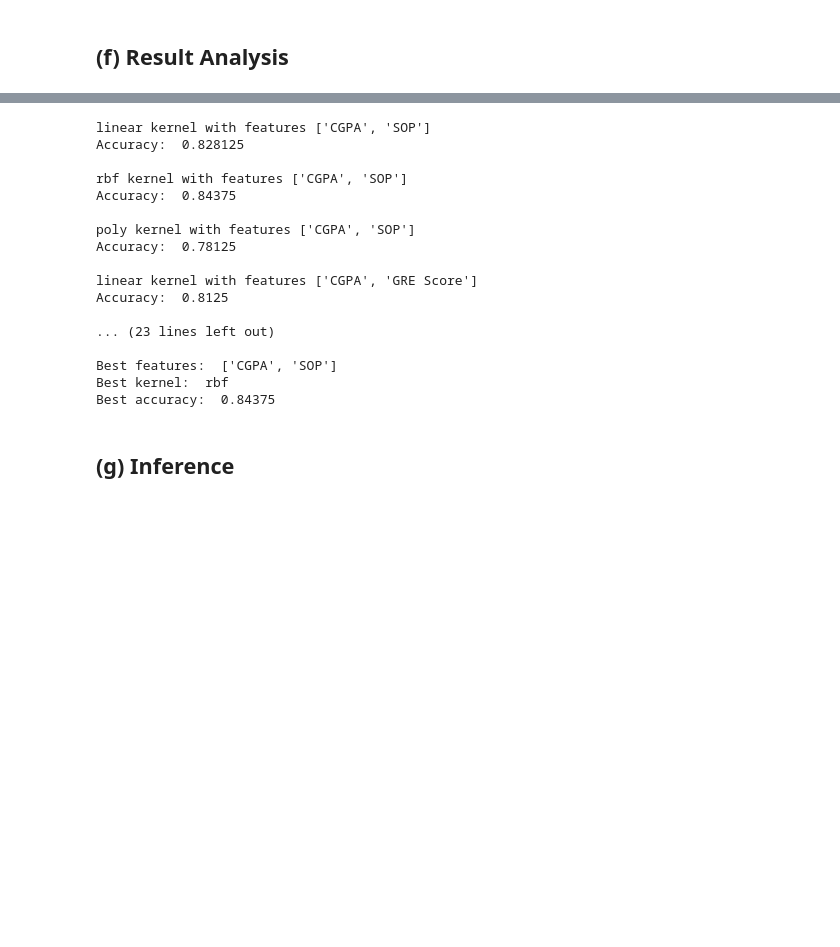
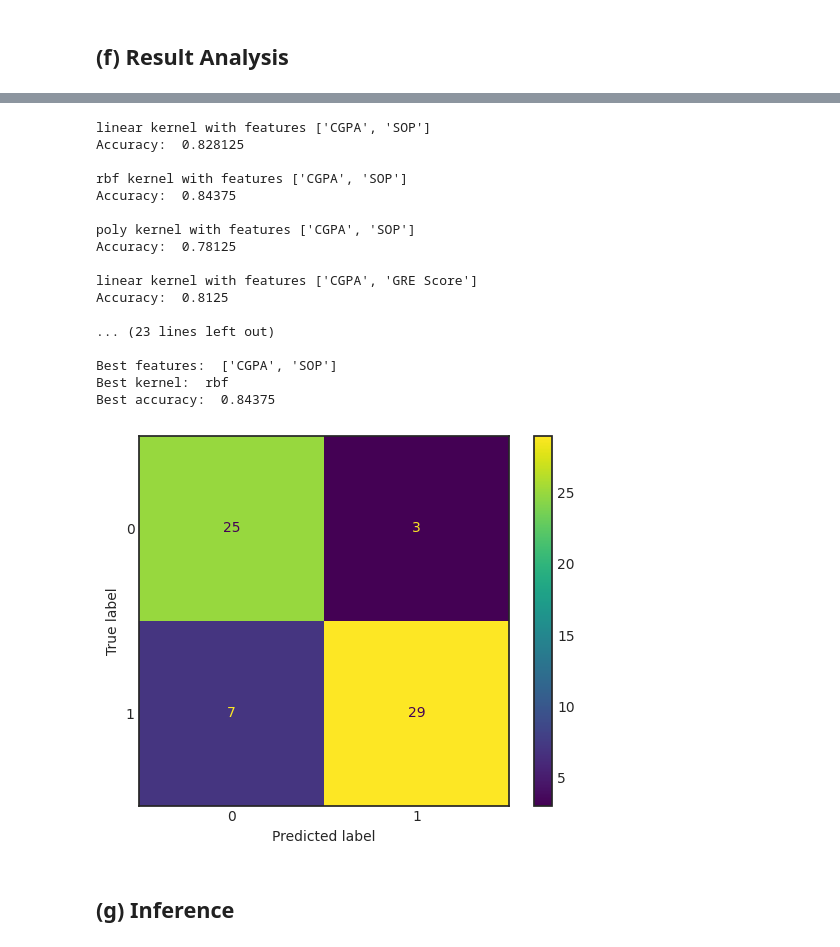
Before and after one commit to PS-41/Machine-Learning-Assignment3-SVM, a Jupyter notebook: solution/Prakhar_Suryavansh_HW2.ipynb, the cells around one changed output, grey strips where cells are left out. Saved outputs shown, nothing was run; the diff lists cells and outputs as text; code cells hidden in the pictures; blank space fills up the shorter version.

```diff
--- a/solution/Prakhar_Suryavansh_HW2.ipynb
+++ b/solution/Prakhar_Suryavansh_HW2.ipynb
@@ -297,23 +291,3 @@ def plot_svc(svc, X, y, features, h=0.02, pad=0.25):
     plt.legend(handles, labels, title="Classes", loc='upper left')
 
     plt.show()
-# %%
-for features in feature_combinations:
-    X_train, X_test, y_train, y_test = split_data(data_train, features, 'binary_label')
-    X_train = normalize_features(X_train)
-    X_test = normalize_features(X_test)
-
-    for model, model_name in zip([model_linear, model_rbf, model_poly], ['Linear', 'RBF', 'Polynomial']):
-        model.fit(X_train, y_train)
-        print(f"{model_name} Kernel with features {features}")
-        print('Number of support vectors:', model.support_.size)
-        plot_svc(model, X_train, y_train, features)
-
-
-
-# for (model_name, features), model in trained_models.items():
-#     X_train, y_train = stored_data[(model_name, features)]
-
-#     print(f"{model_name} Kernel with features {features}")
-
-#     plot_svc(model, X_train, y_train)
@@ -342,47 +370,61 @@ Number of support vectors: 114
 # %%
+from sklearn.metrics import confusion_matrix, ConfusionMatrixDisplay
+
 best_accuracy = 0
 best_features = None
 best_kernel = None
+best_model = None
+best_y_val = None
+best_y_pred = None
 
 for features in feature_combinations:
-    X_train, X_test, y_train, y_test = split_data(data_train, features, 'binary_label')
+    X_train, X_val, y_train, y_val = split_data(data_train, features, 'binary_label')
     X_train = normalize_features(X_train)
-    X_test = normalize_features(X_test)
+    X_val = normalize_features(X_val)
 
     for model, model_name in zip([model_linear, model_rbf, model_poly], ['linear', 'rbf', 'poly']):
         model.fit(X_train, y_train)
-        accuracy = model.score(X_test, y_test)
+        accuracy = model.score(X_val, y_val)
 
         if accuracy > best_accuracy:
             best_accuracy = accuracy
             best_features = features
             best_kernel = model_name
+            best_model = model
+            best_y_val = y_val
+            best_y_pred = model.predict(X_val)
 
         print(f"{model_name} kernel with features {features}")
         print('Accuracy: ', accuracy)
         print()
 
 print('Best features: ', best_features)
 print('Best kernel: ', best_kernel)
 print('Best accuracy: ', best_accuracy)
+
+cm = confusion_matrix(best_y_val, best_y_pred, labels=best_model.classes_)
+disp = ConfusionMatrixDisplay(confusion_matrix=cm, display_labels=best_model.classes_)
+disp.plot()
+plt.show()
 # %% [output]
 linear kernel with features ['CGPA', 'SOP']
 Accuracy:  0.828125
 
 rbf kernel with features ['CGPA', 'SOP']
 Accuracy:  0.84375
 
 poly kernel with features ['CGPA', 'SOP']
 Accuracy:  0.78125
 
 linear kernel with features ['CGPA', 'GRE Score']
 Accuracy:  0.8125
 
 ... (23 lines left out)
 
 Best features:  ['CGPA', 'SOP']
 Best kernel:  rbf
 Best accuracy:  0.84375
+[figure, added]
 # %% [markdown]
 ## (g) Inference
 # %% [markdown]
```
Also changed, not shown: parts of 13 cells of this notebook, 1 other file.
